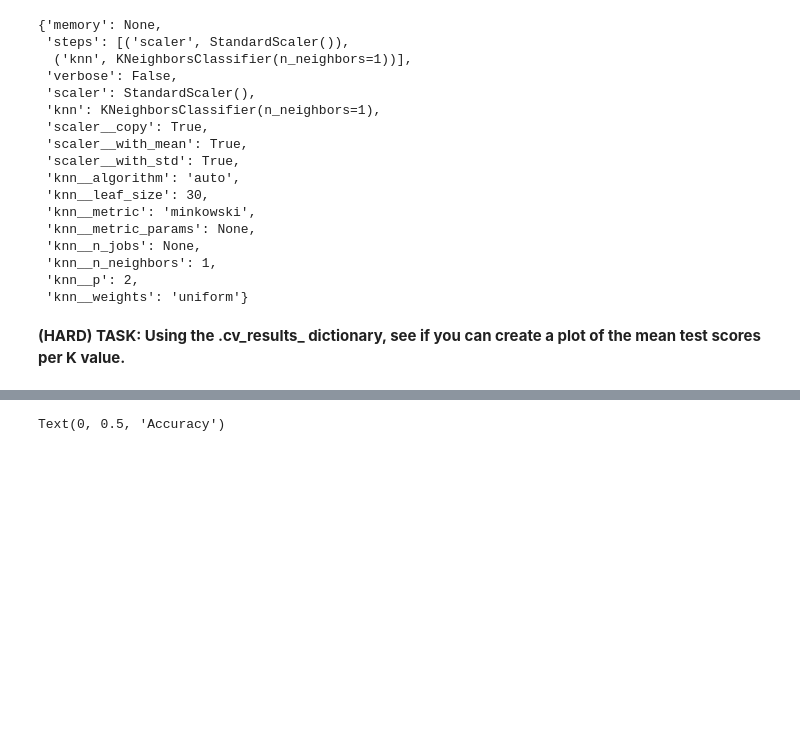
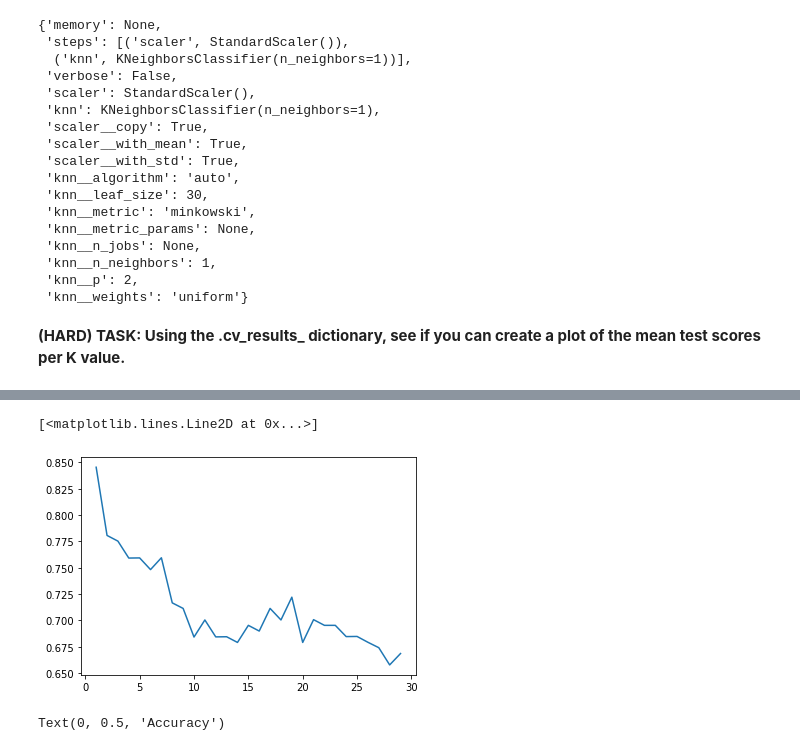
Before and after one commit to alpha-nero1/2021-Python-for-Machine-Learning-Data-Science-Masterclass, a Jupyter notebook: 12-K-Nearest-Neighbors/01-KNN-Exercise .ipynb, the cells around one changed output, grey strips where cells are left out. Drawn from its saved outputs; the diff is of its cells as text; code cells hidden in the pictures; blank space fills up the shorter version.

```diff
--- a/12-K-Nearest-Neighbors/01-KNN-Exercise .ipynb
+++ b/12-K-Nearest-Neighbors/01-KNN-Exercise .ipynb
@@ -68,0 +71,4 @@ df.head()
+# %%
+df['Target'] = df['Label'].map({ 'R': 0, 'M': 1 })
+
+df.corr()['Target'].sort_values()[-6:]
@@ -87,0 +100,8 @@ Our approach here will be one of using Cross Validation on 90% of the dataset, a
+# %%
+# CODE HERE
+from sklearn.model_selection import train_test_split
+
+X = df.drop(['Target', 'Label'], axis=1)
+y = df['Label']
+
+X_train, X_test, y_train, y_test = train_test_split(X, y, test_size=.1, random_state=42)
@@ -92,2 +114,13 @@ Our approach here will be one of using Cross Validation on 90% of the dataset, a
+# %%
+scaler = StandardScaler()
+knn = KNeighborsClassifier()
+
+# CODE HERE
+operations = [
+    ('scaler', scaler),
+    ('knn', knn)
+]
+
+pipeline = Pipeline(operations)
 # %% [markdown]
 **TASK: Perform a grid-search with the pipeline to test various values of k and report back the best performing parameters.**
@@ -95,0 +127,13 @@ Our approach here will be one of using Cross Validation on 90% of the dataset, a
+# %%
+from sklearn.model_selection import GridSearchCV
+
+# CODE HERE
+k_values = list(range(1, 30))
+
+param_grid = {
+    'knn__n_neighbors': k_values
+}
+
+g_model = GridSearchCV(pipeline, param_grid, cv=5, scoring='accuracy')
+g_model.fit(X_train, y_train)
+g_model.best_estimator_.get_params()
@@ -137,3 +199,8 @@ array([0.84537696, 0.78065434, 0.77524893, 0.75917496, 0.75931721,
+# %%
+plt.plot(range(1, 30), g_model.cv_results_['mean_test_score'])
+# %% [output]
+[<matplotlib.lines.Line2D at 0x...>]
+[figure, added]
 # %%
 # %% [output]
 Text(0, 0.5, 'Accuracy')
```
Also changed, not shown: parts of 16 cells of this notebook, 3 other files.
